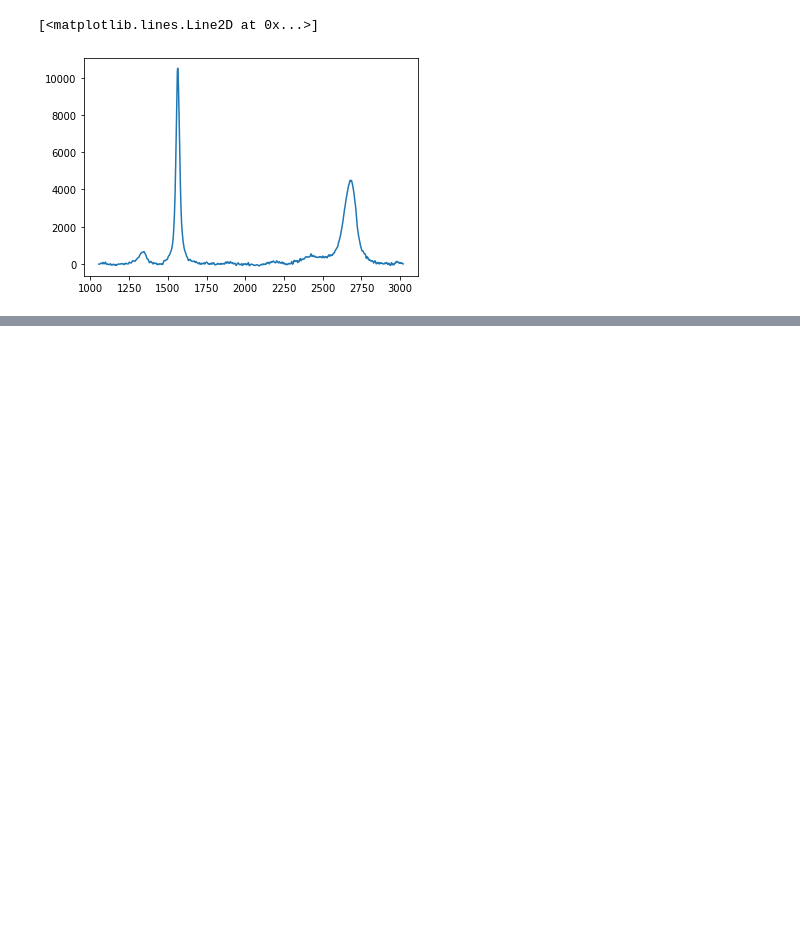
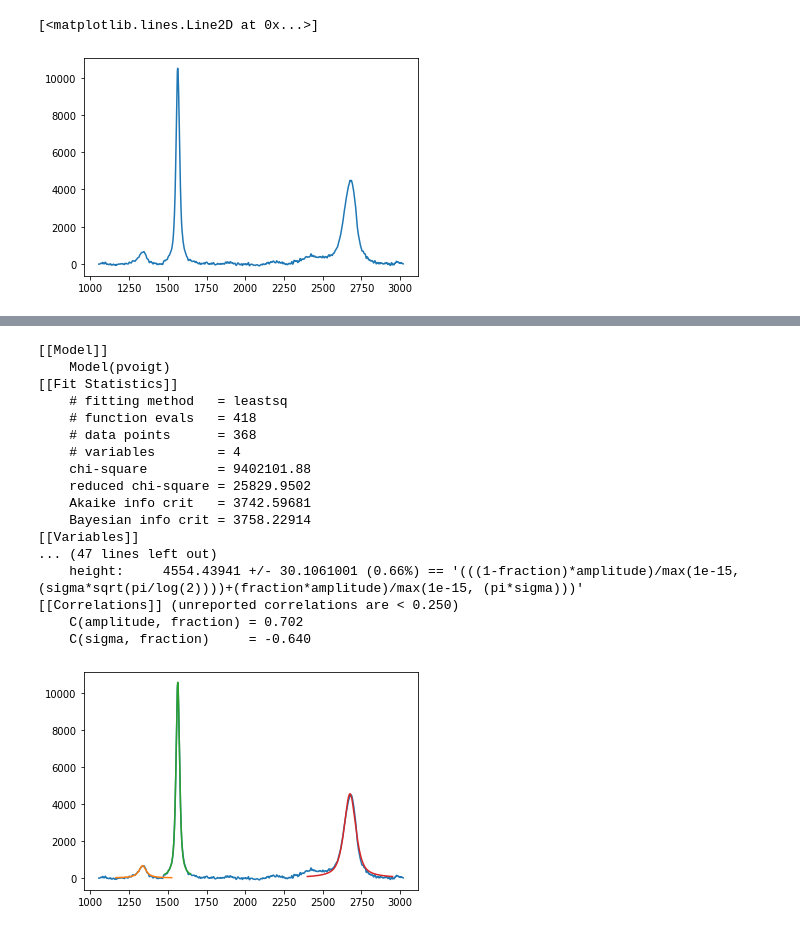
Before and after one commit to yuyangweng/Project, a Jupyter notebook: peak_fitting.ipynb, the cells around one changed output, grey strips where cells are left out. Cells and saved outputs as stored; diff of their text form; code cells hidden in the pictures; blank space fills up the shorter version.

```diff
--- a/peak_fitting.ipynb
+++ b/peak_fitting.ipynb
@@ -98,3 +109,47 @@ Model 0
     C(amp, wid) = -0.577
 ----------------------------------------------------------------------------------------------------
 [figure]
+# %%
+import numpy as np
+from lmfit.models import PseudoVoigtModel
+
+
+# x=df.raman_shift
+# y=df.intensity
+
+peaks, _ = find_peaks(df.intensity, height=500,distance=150,width=20)
+widths=peak_widths(df.intensity, peaks, rel_height=0.5)
+
+wid=widths[0]/2
+gmodel = Model(gaussian)
+plt.plot(df.raman_shift, df.intensity)
+
+
+for index, peak in enumerate(peaks):
+  range=int(wid[index]*6)
+  x=df.raman_shift[peak-range:peak+range].to_numpy()
+  y=df.intensity[peak-range:peak+range].to_numpy()
+  mod = PseudoVoigtModel()
+  pars = mod.guess(y, x=x)
+  out = mod.fit(y, pars, x=x)
+  print(out.fit_report(min_correl=0.25))
+  plt.plot(x, out.best_fit, '-', label='best fit '+str(index))
+# %% [output]
+[[Model]]
+    Model(pvoigt)
+[[Fit Statistics]]
+    # fitting method   = leastsq
+    # function evals   = 418
+    # data points      = 368
+    # variables        = 4
+    chi-square         = 9402101.88
+    reduced chi-square = 25829.9502
+    Akaike info crit   = 3742.59681
+    Bayesian info crit = 3758.22914
+[[Variables]]
+... (47 lines left out)
+    height:     4554.43941 +/- 30.1061001 (0.66%) == '(((1-fraction)*amplitude)/max(1e-15, (sigma*sqrt(pi/log(2))))+(fraction*amplitude)/max(1e-15, (pi*sigma)))'
+[[Correlations]] (unreported correlations are < 0.250)
+    C(amplitude, fraction) = 0.702
+    C(sigma, fraction)     = -0.640
+[figure, added]
```
Also changed, not shown: parts of 4 cells of this notebook.
